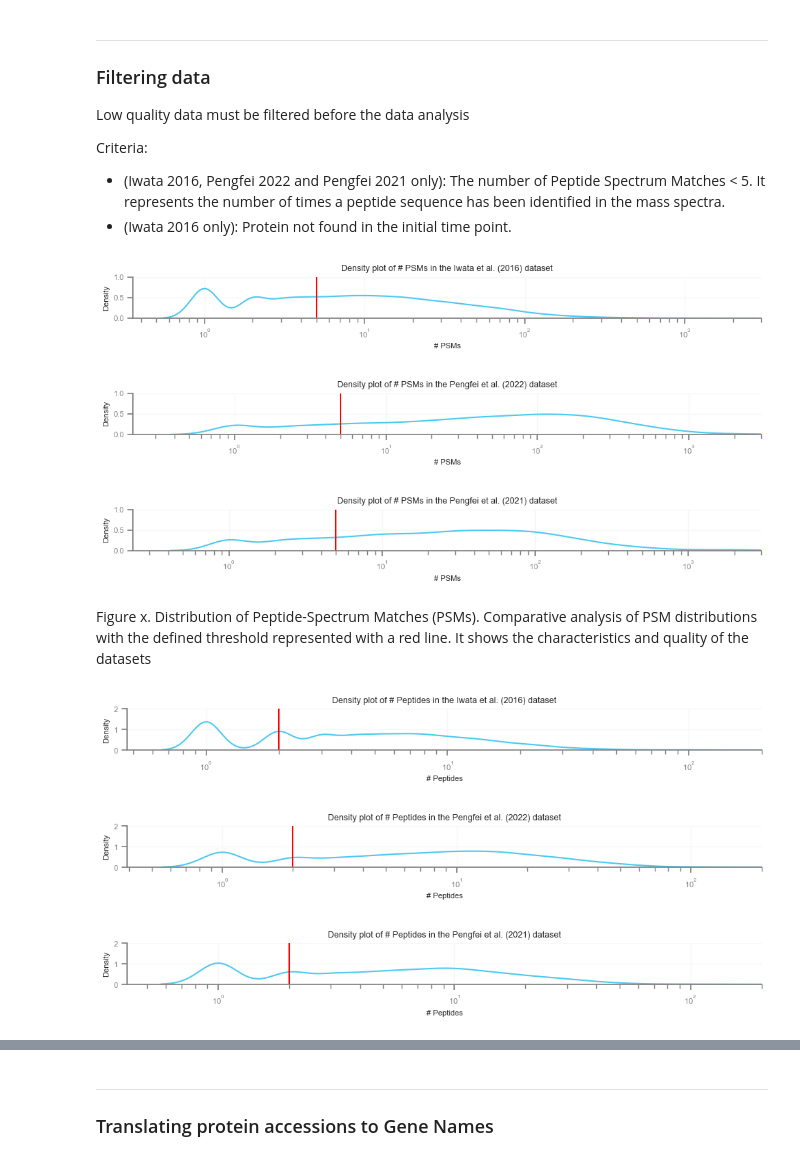
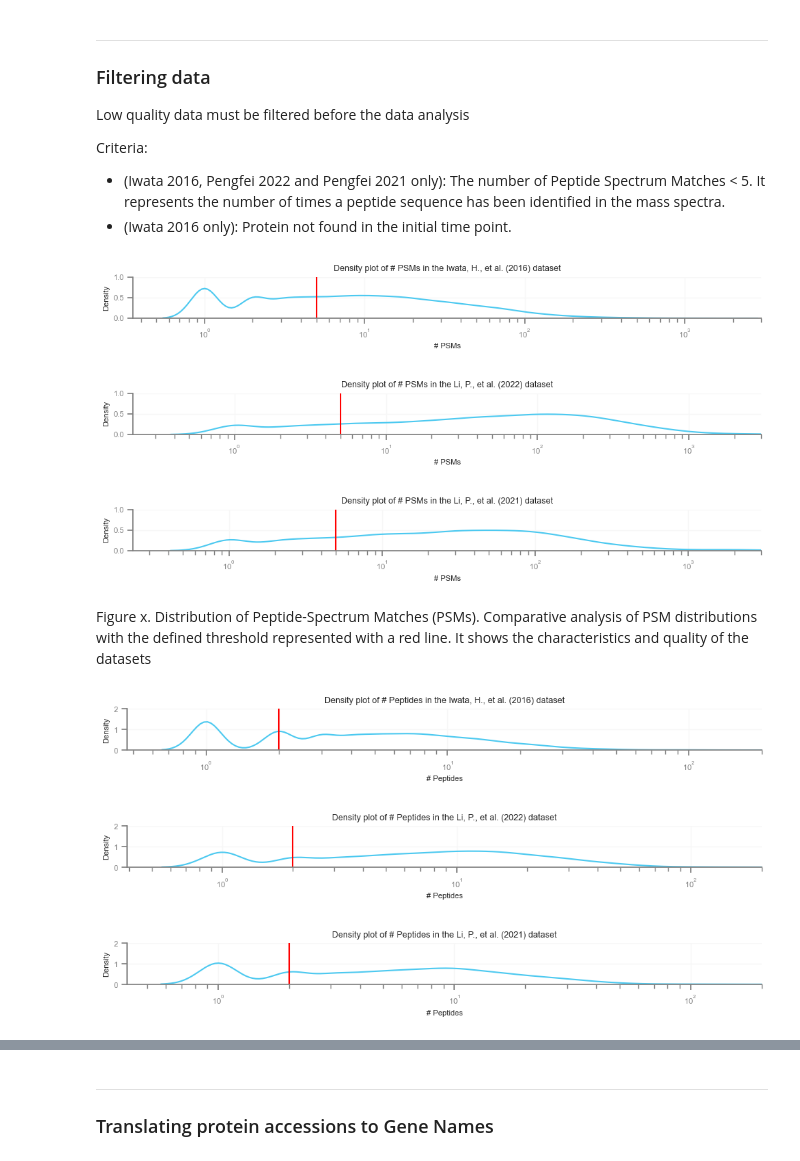
Before and after one commit to powwowath/pyMSpro, a Jupyter notebook: 00_workflow_META-ANALYSIS.ipynb, the cells around one changed output, grey strips where cells are left out. Saved outputs shown, nothing was run; the diff lists cells and outputs as text; code cells hidden in the pictures.

```diff
--- a/00_workflow_META-ANALYSIS.ipynb
+++ b/00_workflow_META-ANALYSIS.ipynb
@@ -456,9 +466,9 @@ fig, ax = plt.subplots(1, 3, figsize=(12, 5))
 sns.boxplot(data=df_2016_iwata, x="Type", y="# Peptides", ax=ax[0], log_scale=True)
 sns.boxplot(data=df_2022_pengfei, y="# Peptides", ax=ax[1], log_scale=True)
 sns.boxplot(data=df_2021_pengfei, y="# Peptides", ax=ax[2], log_scale=True)
-ax[0].set_title("Distribution of # Peptides in the Iwata et al. (2016) dataset")
-ax[1].set_title("Distribution of # Peptides in the Pengfei et al. (2022) dataset")
-ax[2].set_title("Distribution of # Peptides in the Pengfei et al. (2021) dataset")
+ax[0].set_title("Distribution of # Peptides in the Iwata, H., et al. (2016) dataset")
+ax[1].set_title("Distribution of # Peptides in the Li, P., et al. (2022) dataset")
+ax[2].set_title("Distribution of # Peptides in the Li, P., et al. (2021) dataset")
 
 for a in ax:
     a.axhline(y=MIN_NUM_PEPTIDE_THRESHOLD, color='r', linestyle='--')
@@ -474,9 +484,9 @@ fig, ax = plt.subplots(1, 3, figsize=(12, 5))
 sns.violinplot(data=df_2016_iwata, x="Type", y="# Peptides", ax=ax[0], log_scale=True, alpha=0.3)
 sns.violinplot(data=df_2022_pengfei, y="# Peptides", ax=ax[1], log_scale=True, alpha=0.3)
 sns.violinplot(data=df_2021_pengfei, y="# Peptides", ax=ax[2], log_scale=True, alpha=0.3)
-ax[0].set_title("Distribution of # Peptides in the Iwata et al. (2016) dataset")
-ax[1].set_title("Distribution of # Peptides in the Pengfei et al. (2022) dataset")
-ax[2].set_title("Distribution of # Peptides in the Pengfei et al. (2021) dataset")
+ax[0].set_title("Distribution of # Peptides in the Iwata, H., et al. (2016) dataset")
+ax[1].set_title("Distribution of # Peptides in the Li, P., et al. (2022) dataset")
+ax[2].set_title("Distribution of # Peptides in the Li, P., et al. (2021) dataset")
 # Add a horizontal line at the threshold
 for a in ax:
     a.axhline(y=MIN_NUM_PEPTIDE_THRESHOLD, color='r', linestyle='--')
@@ -537,24 +547,24 @@ Criteria:
 # %%
 # Grid of density plots for the # PSMs for the first 3 experiments (use log scale)
 fig, ax = plt.subplots(3, 1, figsize=(10, 5))
 sns.kdeplot(df_2016_iwata["# PSMs"], log_scale=True, ax=ax[0])
 sns.kdeplot(df_2022_pengfei["# PSMs"], log_scale=True, ax=ax[1])
 sns.kdeplot(df_2021_pengfei["# PSMs"], log_scale=True, ax=ax[2])
 ax[0].axvline(5, color='red')
 ax[1].axvline(5, color='red')
 ax[2].axvline(5, color='red')
-ax[0].set_title("Density plot of # PSMs in the Iwata et al. (2016) dataset")
-ax[1].set_title("\n\nDensity plot of # PSMs in the Pengfei et al. (2022) dataset")
-ax[2].set_title("\n\nDensity plot of # PSMs in the Pengfei et al. (2021) dataset")
+ax[0].set_title("Density plot of # PSMs in the Iwata, H., et al. (2016) dataset")
+ax[1].set_title("\n\nDensity plot of # PSMs in the Li, P., et al. (2022) dataset")
+ax[2].set_title("\n\nDensity plot of # PSMs in the Li, P., et al. (2021) dataset")
 
 for a in ax:
     a.set_xlim([0, 3000])
     a.set_ylim([0, 1])
 
 plt.tight_layout()
 plt.show()
 # %% [output]
-[figure, old version]
+[figure, new version]
 # %% [markdown]
 Figure x. Distribution of Peptide-Spectrum Matches (PSMs). Comparative analysis of PSM distributions with the defined threshold represented with a red line. It shows the characteristics and quality of the datasets
 # %%
@@ -565,9 +575,9 @@ sns.kdeplot(df_2021_pengfei["# Peptides"], log_scale=True, ax=ax[2])
 ax[0].axvline(MIN_NUM_PEPTIDE_THRESHOLD, color='red')
 ax[1].axvline(MIN_NUM_PEPTIDE_THRESHOLD, color='red')
 ax[2].axvline(MIN_NUM_PEPTIDE_THRESHOLD, color='red')
-ax[0].set_title("Density plot of # Peptides in the Iwata et al. (2016) dataset")
-ax[1].set_title("\n\nDensity plot of # Peptides in the Pengfei et al. (2022) dataset")
-ax[2].set_title("\n\nDensity plot of # Peptides in the Pengfei et al. (2021) dataset")
+ax[0].set_title("Density plot of # Peptides in the Iwata, H., et al. (2016) dataset")
+ax[1].set_title("\n\nDensity plot of # Peptides in the Li, P., et al. (2022) dataset")
+ax[2].set_title("\n\nDensity plot of # Peptides in the Li, P., et al. (2021) dataset")
 
 for a in ax:
     a.set_xlim([0, 200])
@@ -576,7 +586,7 @@ for a in ax:
 plt.tight_layout()
 plt.show()
 # %% [output]
-[figure, old version]
+[figure, new version]
 # %%
 # Experiment 1: 2016 Iwata et al.
 # Filter out records with blank values in the column "126/126" (which should contain 1.00)
```
Also changed, not shown: parts of 62 cells of this notebook, 1 other file.
